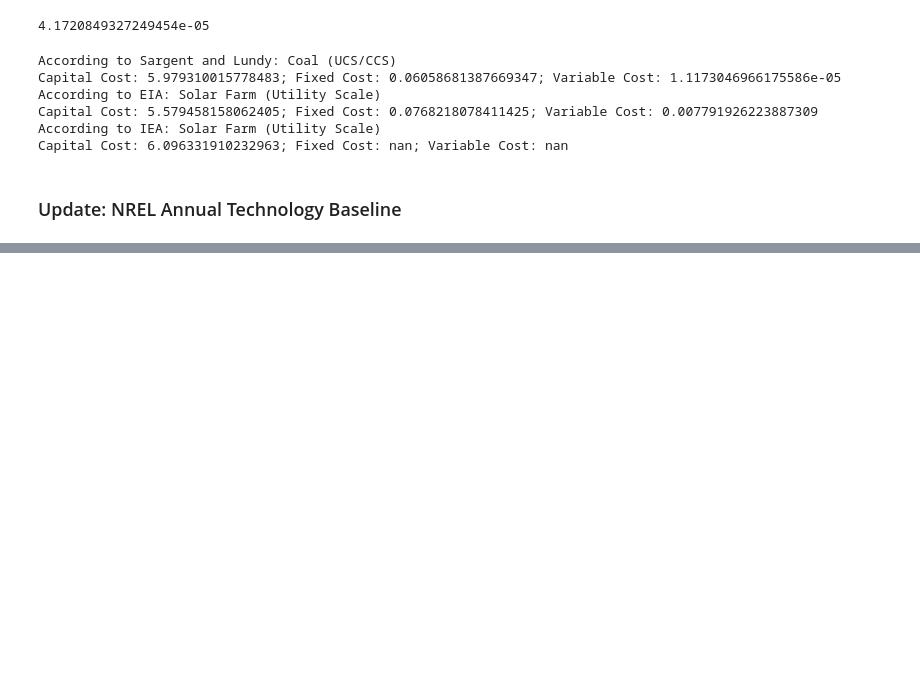
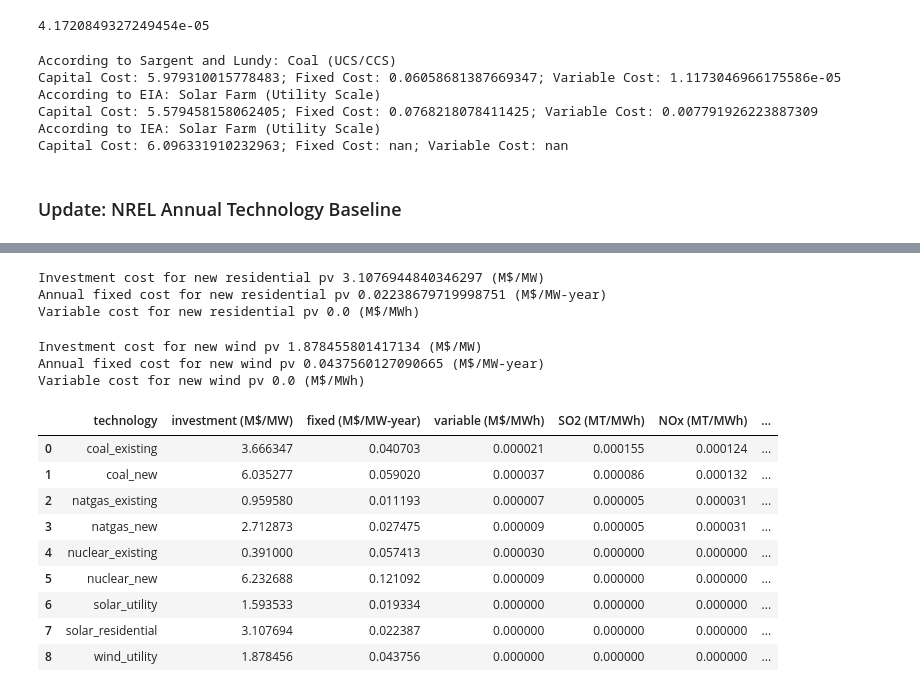
Before and after one commit to arfc/2021-04-nm-illinois, a Jupyter notebook: data/cost_analysis.ipynb, the cells around one changed output, grey strips where cells are left out. Cells and saved outputs as stored; diff of their text form; code cells hidden in the pictures; blank space fills up the shorter version.

Commit message:
updates cost and emissions data based on NREL data

```diff
--- a/data/cost_analysis.ipynb
+++ b/data/cost_analysis.ipynb
@@ -418,0 +468,41 @@ nrel_data
+# %%
+residentialpv_new_capital = inflate(3054*1000/1e6, 2020)
+print(f"Investment cost for new residential pv {residentialpv_new_capital} (M$/MW)")
+residentialpv_new_fixed = inflate(22*1000/1e6, 2020)
+print(f"Annual fixed cost for new residential pv {residentialpv_new_fixed} (M$/MW-year)")
+residentialpv_new_variable = inflate((0)/1e6, 2020)
+print(f"Variable cost for new residential pv {residentialpv_new_variable} (M$/MWh)")
+# %% [output]
+Investment cost for new residential pv 3.1076944840346297 (M$/MW)
+Annual fixed cost for new residential pv 0.02238679719998751 (M$/MW-year)
+Variable cost for new residential pv 0.0 (M$/MWh)
+# %%
+wind_new_capital = inflate(1846*1000/1e6, 2020)
+print(f"Investment cost for new wind pv {wind_new_capital} (M$/MW)")
+wind_new_fixed = inflate(43*1000/1e6, 2020)
+print(f"Annual fixed cost for new wind pv {wind_new_fixed} (M$/MW-year)")
+wind_new_variable = inflate((0)/1e6, 2020)
+print(f"Variable cost for new wind pv {wind_new_variable} (M$/MWh)")
+# %% [output]
+Investment cost for new wind pv 1.878455801417134 (M$/MW)
+Annual fixed cost for new wind pv 0.0437560127090665 (M$/MW-year)
+Variable cost for new wind pv 0.0 (M$/MWh)
+# %%
+def convert_to_MTperMWh(emission):
+    '''
+    Converts a number in units of lb/MMBtu to MT/MWh
+
+    Inputs:
+    -------
+    emission: float
+        reported value in units of lb/MMBtu
+
+    Outputs:
+    --------
+    converted_emission: float
+        converted reported value in units of MT/MWh
+    '''
+    converted_emission = emission*1.54772e-3
+    return converted_emission
+# %%
+to_MTperMWh = lambda g: g*1000/1e6  # MT / MWh
@@ -418,0 +618,14 @@ nrel_data
+# %%
+cost_df = pd.DataFrame(cost_df)
+cost_df
+# %% [output]
+|  | technology | investment (M$/MW) | fixed (M$/MW-year) | variable (M$/MWh) | SO2 (MT/MWh) | NOx (MT/MWh) | ... |
+| 0 | coal_existing | 3.666347 | 0.040703 | 0.000021 | 0.000155 | 0.000124 | ... |
+| 1 | coal_new | 6.035277 | 0.059020 | 0.000037 | 0.000086 | 0.000132 | ... |
+| 2 | natgas_existing | 0.959580 | 0.011193 | 0.000007 | 0.000005 | 0.000031 | ... |
+| 3 | natgas_new | 2.712873 | 0.027475 | 0.000009 | 0.000005 | 0.000031 | ... |
+| 4 | nuclear_existing | 0.391000 | 0.057413 | 0.000030 | 0.000000 | 0.000000 | ... |
+| 5 | nuclear_new | 6.232688 | 0.121092 | 0.000009 | 0.000000 | 0.000000 | ... |
+| 6 | solar_utility | 1.593533 | 0.019334 | 0.000000 | 0.000000 | 0.000000 | ... |
+| 7 | solar_residential | 3.107694 | 0.022387 | 0.000000 | 0.000000 | 0.000000 | ... |
+| 8 | wind_utility | 1.878456 | 0.043756 | 0.000000 | 0.000000 | 0.000000 | ... |
```
Also changed, not shown: parts of 7 cells of this notebook, 1 other file.
